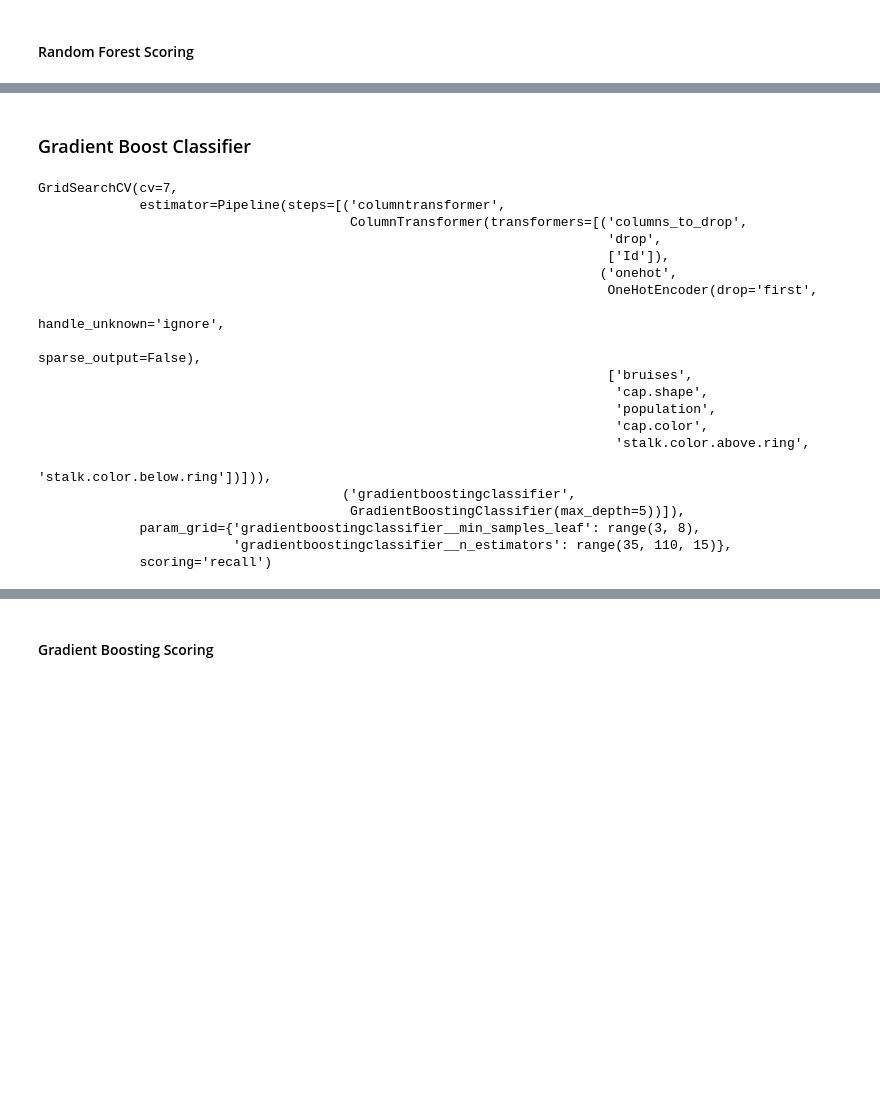
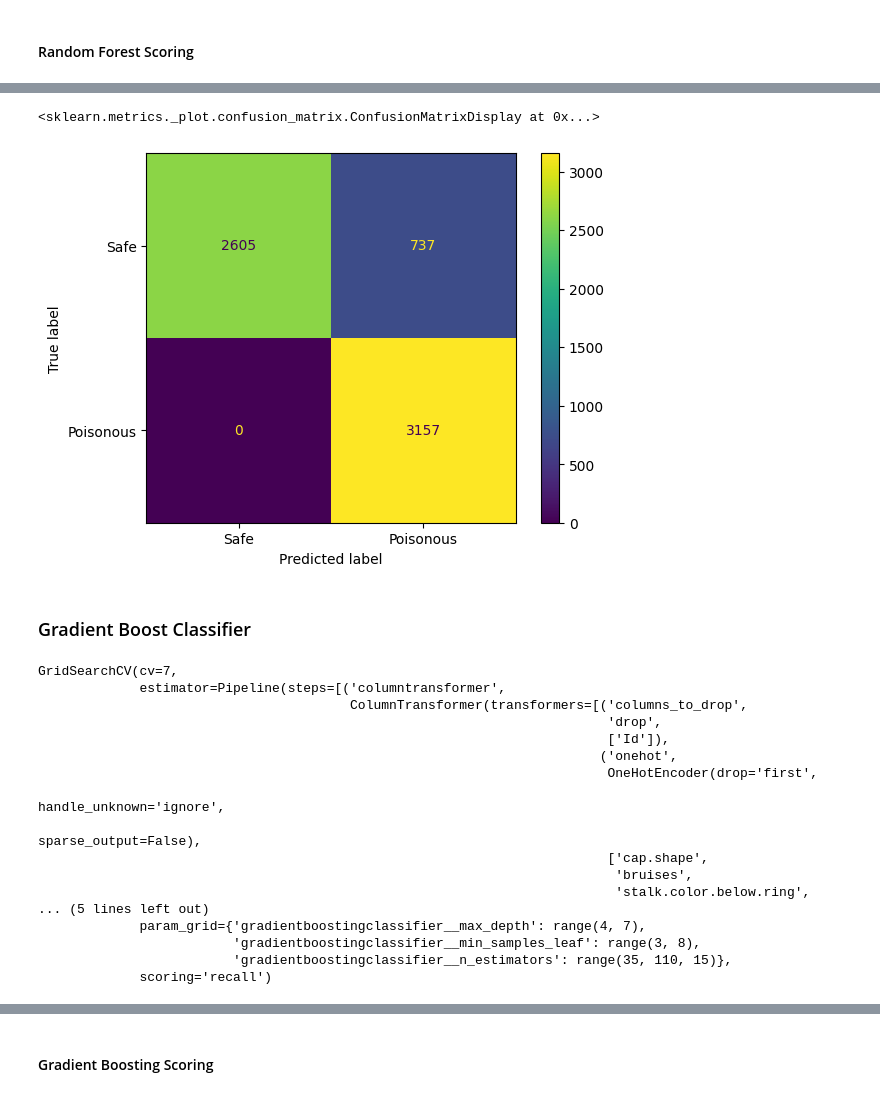
Before and after one commit to Rupellary/mushroom_wbs_competition, a Jupyter notebook: mushroom_classification.ipynb, the cells around one changed output, grey strips where cells are left out. Cells and saved outputs as stored; diff of their text form; code cells hidden in the pictures; blank space fills up the shorter version.

Commit message:
added function for getting confusion matricies with input threshold, found optimal hyperparameters for gradient boosting classifier

```diff
--- a/mushroom_classification.ipynb
+++ b/mushroom_classification.ipynb
@@ -183,21 +182,28 @@ display(test_rec_scores)
+# %%
+# Plot Confusion Matrix
+conf_arry = thresh_confusion_matrix(X, y, rf_safest_thresh, rf_search)
+ConfusionMatrixDisplay(confusion_matrix = conf_arry, display_labels=['Safe', 'Poisonous']).plot()
+# %% [output]
+<sklearn.metrics._plot.confusion_matrix.ConfusionMatrixDisplay at 0x...>
+[figure, added]
 # %% [markdown]
 ### Gradient Boost Classifier
 # %%
 # Creating Pipeline with Random Forest Classifier
 gb_pipeline = make_pipeline(preprocessor,
-                            GradientBoostingClassifier(max_features=None,
-                                                       max_depth=5,
-                                                       n_estimators=50,
-                                                       min_samples_leaf=7))
+                            GradientBoostingClassifier(max_features=None)) #,
+                                                       #max_depth=5,
+                                                       #n_estimators=50,
+                                                       #min_samples_leaf=7))
 
 # Fitting Pipeline to Training Data
 gb_pipeline.fit(X_train, y_train)
 
 # Defining Parameter Grid
 gb_param_grid = {
-    #'gradientboostingclassifier__n_estimators': range(35, 110, 15), #6
-    #'gradientboostingclassifier__max_depth': range(4, 7), # 4
-    #'gradientboostingclassifier__min_samples_leaf': range(3, 8), # 6
+    'gradientboostingclassifier__n_estimators': range(35, 110, 15), #6
+    'gradientboostingclassifier__max_depth': range(4, 7), # 4
+    'gradientboostingclassifier__min_samples_leaf': range(3, 8), # 6
     #'gradientboostingclassifier__max_features':['balanced','balanced_subsample', None]
 }
 
@@ -219,15 +225,12 @@ GridSearchCV(cv=7,
                                                                          OneHotEncoder(drop='first',
                                                                                        handle_unknown='ignore',
                                                                                        sparse_output=False),
-                                                                         ['bruises',
-                                                                          'cap.shape',
-                                                                          'population',
-                                                                          'cap.color',
-                                                                          'stalk.color.above.ring',
-                                                                          'stalk.color.below.ring'])])),
-                                       ('gradientboostingclassifier',
-                                        GradientBoostingClassifier(max_depth=5))]),
-             param_grid={'gradientboostingclassifier__min_samples_leaf': range(3, 8),
+                                                                         ['cap.shape',
+                                                                          'bruises',
+                                                                          'stalk.color.below.ring',
+... (5 lines left out)
+             param_grid={'gradientboostingclassifier__max_depth': range(4, 7),
+                         'gradientboostingclassifier__min_samples_leaf': range(3, 8),
                          'gradientboostingclassifier__n_estimators': range(35, 110, 15)},
              scoring='recall')
 # %%
```
Also changed, not shown: parts of 10 cells of this notebook, 1 other file.
